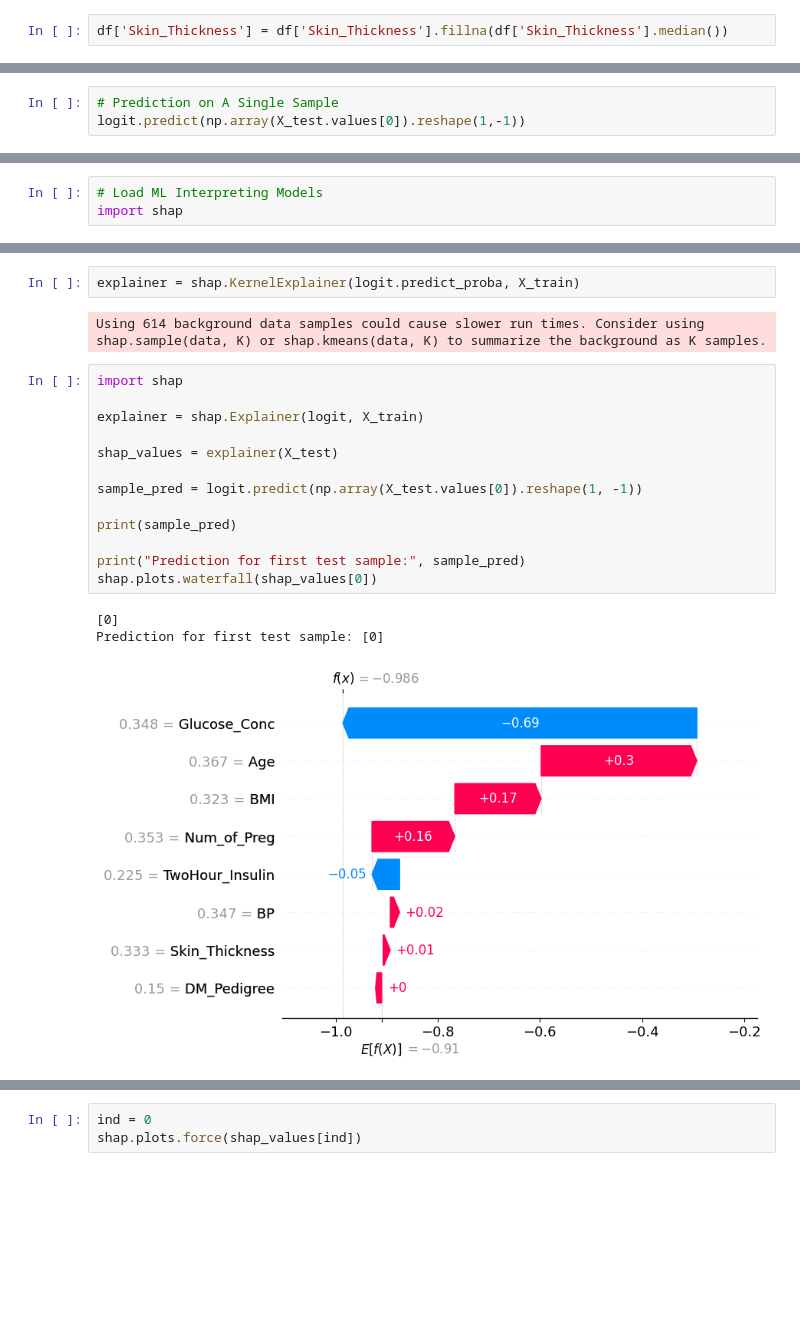
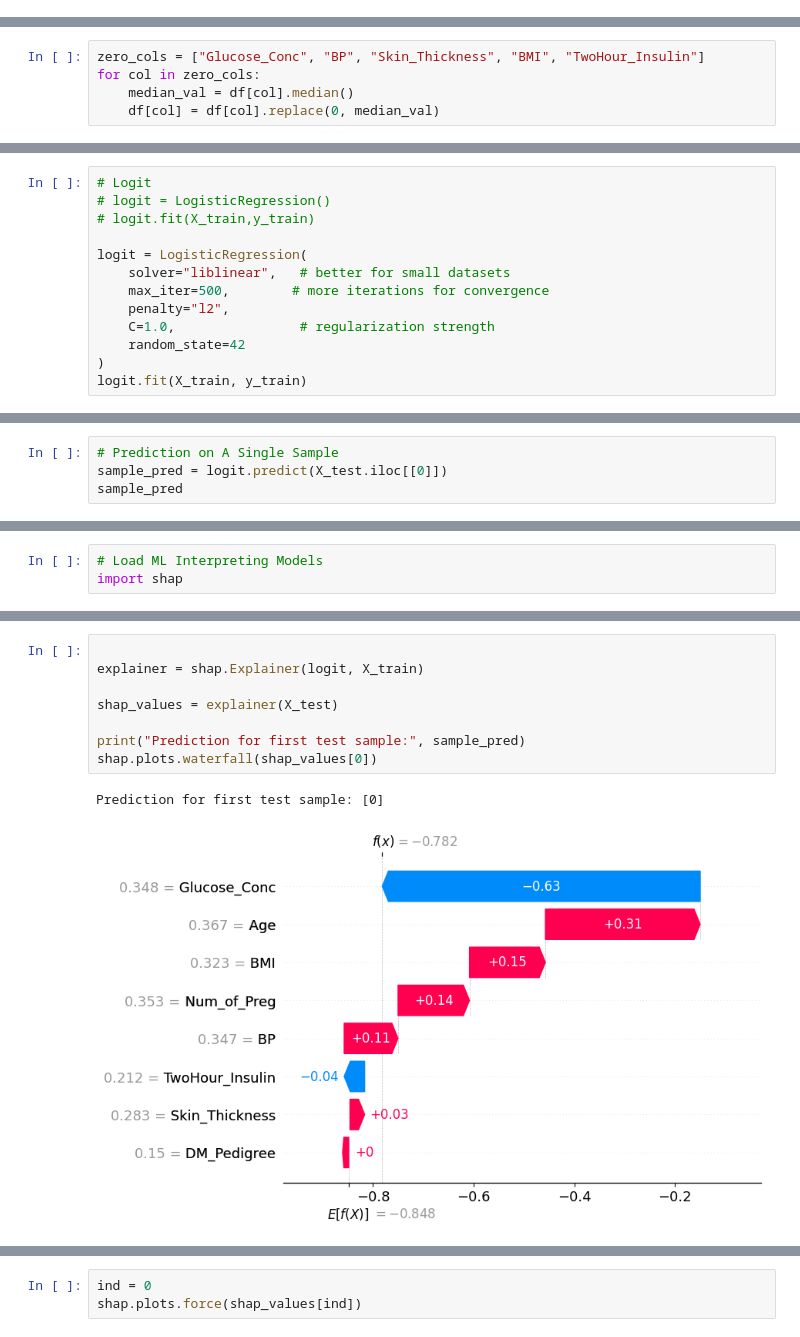
Before and after one commit to shankuriakose/xAi, a Jupyter notebook: Interpreting Pima Diabetes Prediction with SHAP,Eli5,LIME.ipynb, the cells around one changed output, grey strips where cells are left out. Saved outputs shown, nothing was run; the diff lists cells and outputs as text; blank space fills up the shorter version.

```diff
--- a/Interpreting Pima Diabetes Prediction with SHAP,Eli5,LIME.ipynb
+++ b/Interpreting Pima Diabetes Prediction with SHAP,Eli5,LIME.ipynb
@@ -159,2 +156,0 @@ df['Glucose_Conc'] = df['Glucose_Conc'].replace(to_replace=0,value=df['Glucose_C
-# %%
-df['Skin_Thickness'] = df['Skin_Thickness'].fillna(df['Skin_Thickness'].median())
@@ -161,3 +161,8 @@ df['Skin_Thickness'] = df['Skin_Thickness'].fillna(df['Skin_Thickness'].median()
+# %%
+zero_cols = ["Glucose_Conc", "BP", "Skin_Thickness", "BMI", "TwoHour_Insulin"]
+for col in zero_cols:
+    median_val = df[col].median()
+    df[col] = df[col].replace(0, median_val)
 # %%
 df.hist(bins=50, figsize=(20, 15))
 plt.show()
@@ -267,0 +248,13 @@ LogisticRegression()
+# %%
+# Logit
+# logit = LogisticRegression()
+# logit.fit(X_train,y_train)
+
+logit = LogisticRegression(
+    solver="liblinear",   # better for small datasets
+    max_iter=500,        # more iterations for convergence
+    penalty="l2",
+    C=1.0,                # regularization strength
+    random_state=42
+)
+logit.fit(X_train, y_train)
@@ -276,6 +271,7 @@ array([0.35294118, 0.3483871 , 0.34693878, 0.33333333, 0.22458629,
        0.32310838, 0.15029889, 0.36666667])
 # %%
 # Prediction on A Single Sample
-logit.predict(np.array(X_test.values[0]).reshape(1,-1))
+sample_pred = logit.predict(X_test.iloc[[0]])
+sample_pred
 # %% [output]
 array([0])
@@ -297,24 +308,14 @@ import shap
 shap.initjs()
 # %% [output]
 [interactive output not drawn]
-# %%
-explainer = shap.KernelExplainer(logit.predict_proba, X_train)
-# %% [output]
-Using 614 background data samples could cause slower run times. Consider using shap.sample(data, K) or shap.kmeans(data, K) to summarize the background as K samples.
 # %%
-import shap
 
 explainer = shap.Explainer(logit, X_train)
 
 shap_values = explainer(X_test)
 
-sample_pred = logit.predict(np.array(X_test.values[0]).reshape(1, -1))
-
-print(sample_pred)
-
 print("Prediction for first test sample:", sample_pred)
 shap.plots.waterfall(shap_values[0])
 # %% [output]
-[0]
 Prediction for first test sample: [0]
-[figure, old version]
+[figure, new version]
```
Also changed, not shown: parts of 30 cells of this notebook, 5 other files.
